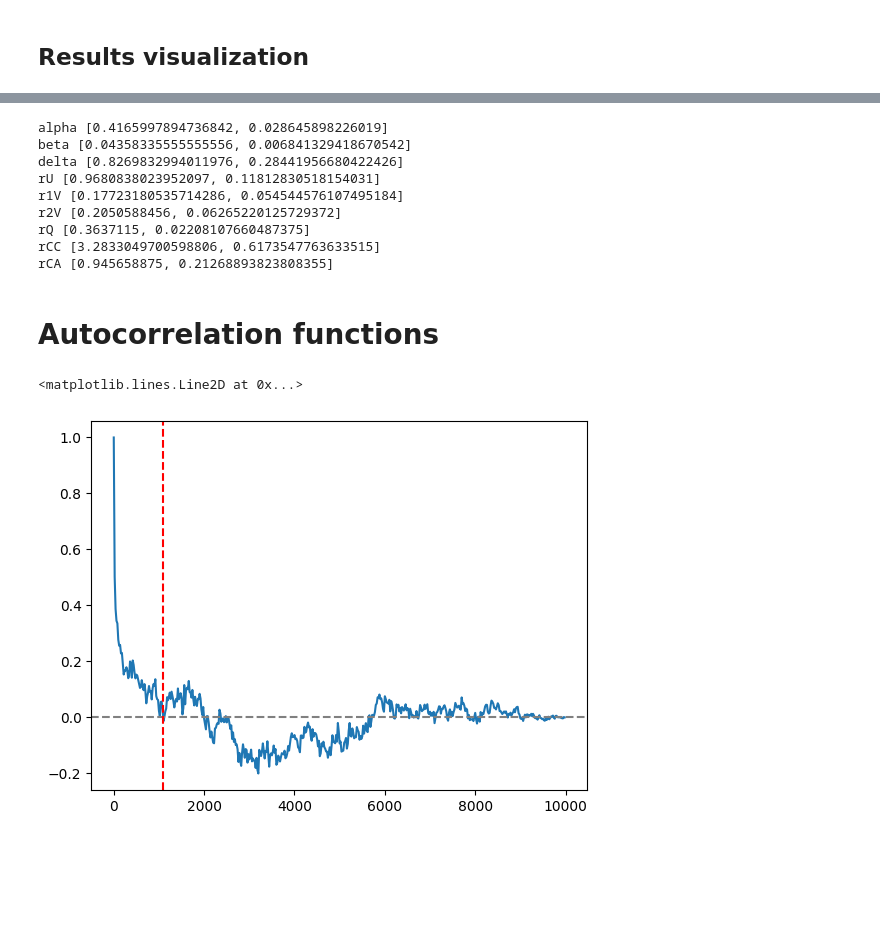
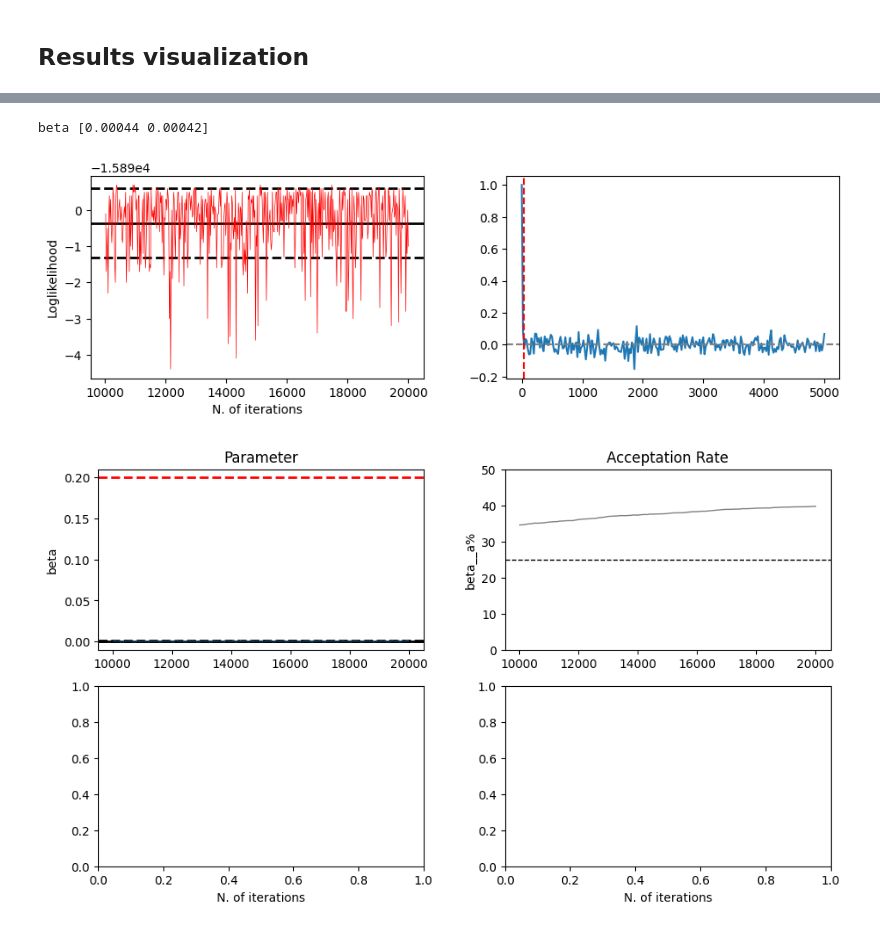
Before and after one commit to EvangelistaJulio/housepi, a Jupyter notebook: developing/visualizer.ipynb, the cells around one changed output, grey strips where cells are left out. Saved outputs shown, nothing was run; the diff lists cells and outputs as text; code cells hidden in the pictures; blank space fills up the shorter version.

```diff
--- a/developing/visualizer.ipynb
+++ b/developing/visualizer.ipynb
@@ -4,17 +4,12 @@
 import numpy as np
 import pandas as pd
 import matplotlib.pyplot as plt
-import time
-
-file_name = "../output/test.txt"
-num_adaptive_iter = 5000
-burn_in = 5000
 # %%
-import numpy as np
 from scipy.optimize import root_scalar
 from scipy.interpolate import interp1d
 
 # autocorrelation function
+# FIXME
 def autocorrelation(signal):
     x = np.array(signal)
 
@@ -25,7 +20,7 @@ def autocorrelation(signal):
     # Variance
     var = np.var(x)
 
-    acorr = np.correlate(ndata, ndata, 'full')[N-1:]
+    acorr = np.correlate(ndata, ndata, 'full')[N-1:N+N//2]
     return acorr / (N * var)
 
 # root finder
@@ -108,30 +117,15 @@ Text(0.5, 0, 'N. of iterations')
-# %%
-for k in inferred_parameters.keys():
-    print(k, inferred_parameters[k])
-# %% [output]
-alpha [0.4165997894736842, 0.028645898226019]
-beta [0.04358335555555556, 0.006841329418670542]
-delta [0.8269832994011976, 0.28441956680422426]
-rU [0.9680838023952097, 0.11812830518154031]
-r1V [0.17723180535714286, 0.054544576107495184]
-r2V [0.2050588456, 0.06265220125729372]
-rQ [0.3637115, 0.02208107660487375]
-rCC [3.2833049700598806, 0.6173547763633515]
-rCA [0.945658875, 0.21268893823808355]
-# %% [markdown]
-# Autocorrelation functions
-# %%
-data = df["loglike"]
-thinning = df.index[1] - df.index[0]
-
-iterations = thinning * np.arange(len(data))
-autocorr = autocorrelation(data)
-period = np.round(find_period(autocorr)).astype(int)
-
-plt.figure()
-plt.plot(iterations, autocorr)
-plt.axhline(y=0, color="grey", ls = "--")
-plt.axvline(x=thinning * period, color="red", ls="--")
-# %% [output]
-<matplotlib.lines.Line2D at 0x...>
-[figure, removed]
+# %%
+file_name = "../data/parameters.txt"
+params = pd.read_csv(file_name, sep=" ", header=None, index_col=0)
+target = { p : params.at[p, 1] for p in params.index}
+
+file_name = "../output/validate.txt"
+results = pd.read_csv(file_name, sep=" ", index_col="iter")
+inferred_parameters = visualizer(results,  num_adapt_iter = 5000, burn_in = 5000, target=target)
+
+for k in inferred_parameters.keys():
+    print(k, np.round(inferred_parameters[k], 5))
+# %% [output]
+beta [0.00044 0.00042]
+[figure, added]
+[figure, added]
```
Also changed, not shown: parts of 2 cells of this notebook, 37 other files.
